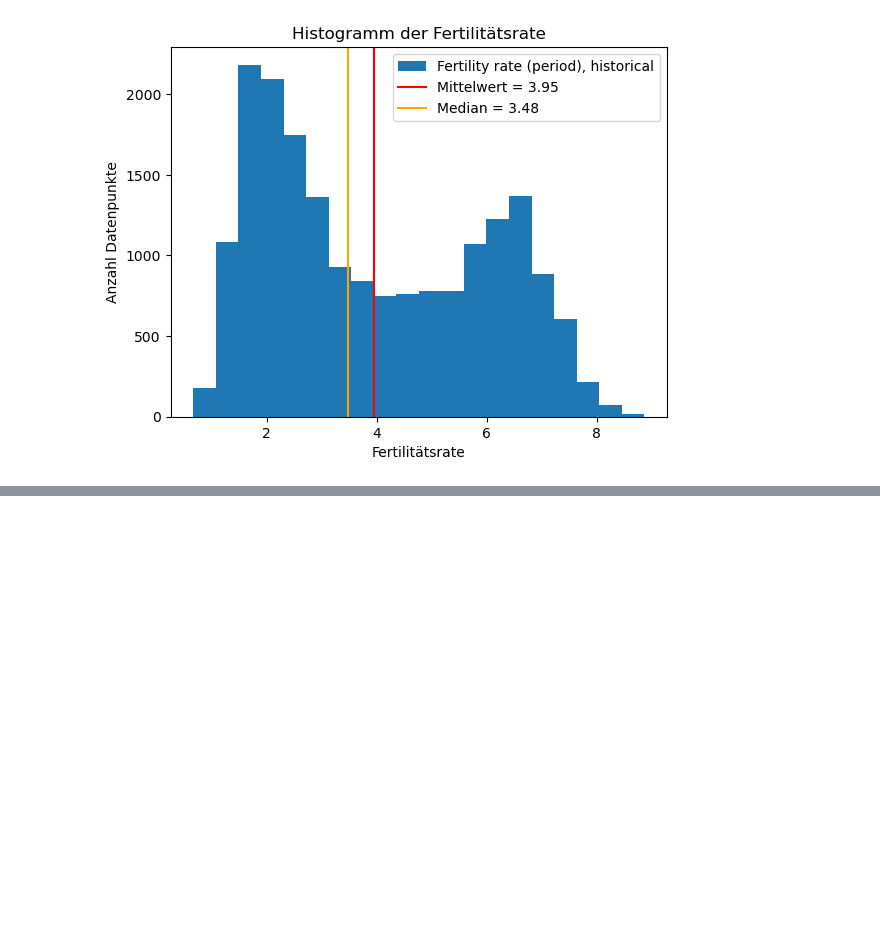
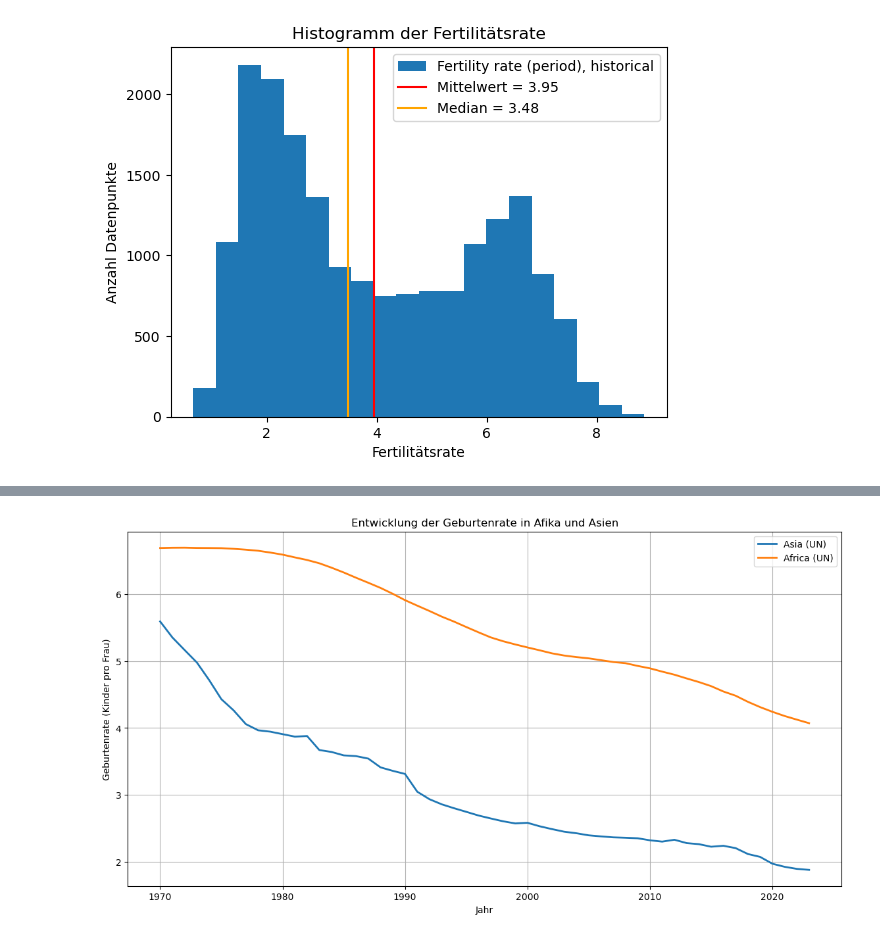
Before and after one commit to karin5905/Fertility-rate, a Jupyter notebook: Feritility-rate.ipynb, the cells around one changed output, grey strips where cells are left out. Cells and saved outputs as stored; diff of their text form; code cells hidden in the pictures; blank space fills up the shorter version.

```diff
--- a/Feritility-rate.ipynb
+++ b/Feritility-rate.ipynb
@@ -290,0 +296,22 @@ See the caveats in the documentation: https://pandas.pydata.org/pandas-docs/stab
+# %%
+
+
+# Vergleich Asien und Afrika
+
+countries_AA = ['Asia (UN)', 'Africa (UN)']
+
+plt.figure(figsize=(14,7))
+for country in countries_AA:
+    country_data = data[(data['Entity'] == country) & (data['Year']>=1970)]
+    plt.plot(country_data['Year'],
+             country_data['Fertility rate (period), historical'], label=country, linewidth=2)
+
+
+plt.xlabel('Jahr')
+plt.ylabel('Geburtenrate (Kinder pro Frau)')
+plt.title('Entwicklung der Geburtenrate in Afika und Asien')
+plt.legend()
+plt.grid(True)
+plt.show()
+# %% [output]
+[figure, added]
```
Also changed, not shown: parts of 12 cells of this notebook.
